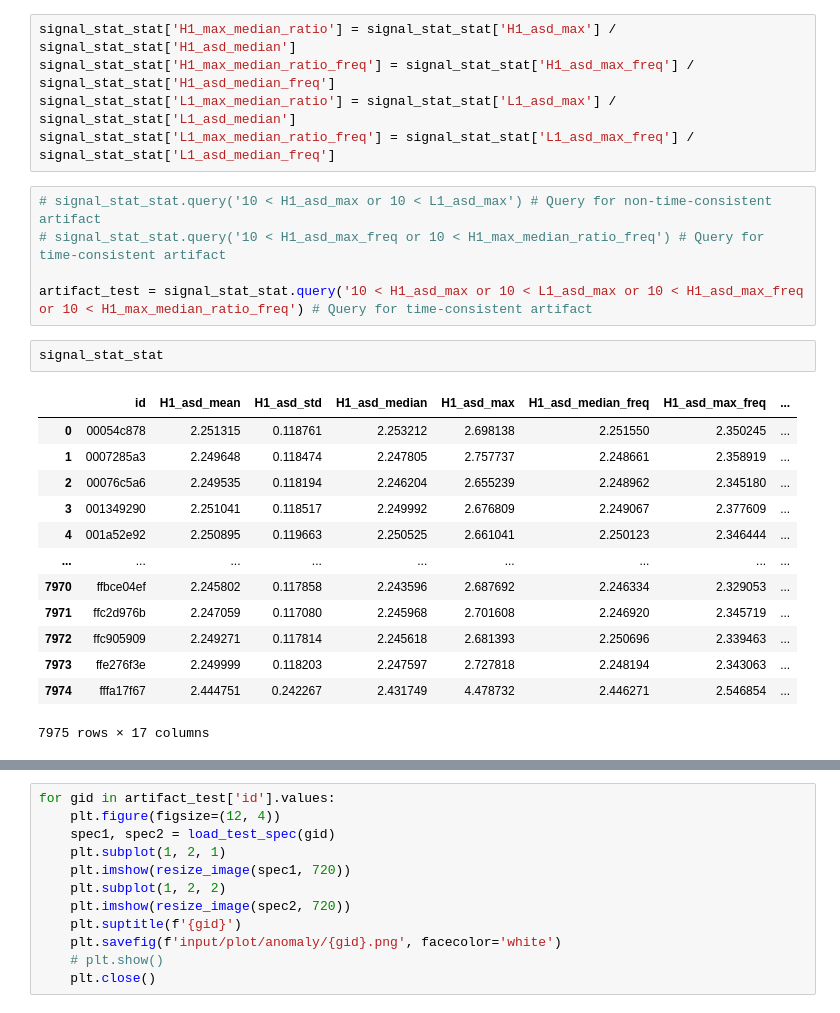
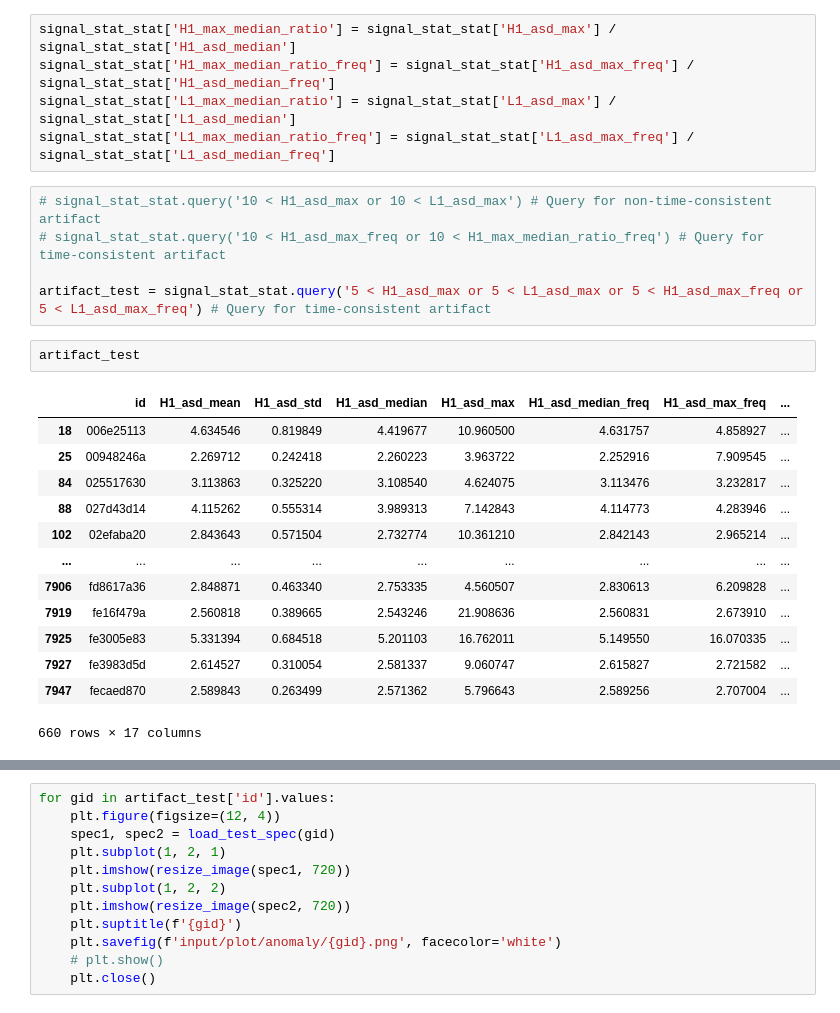
Before and after one commit to analokmaus/kaggle-g2net-2022-private, a Jupyter notebook: 01_eda.ipynb, the cells around one changed output, grey strips where cells are left out. Drawn from its saved outputs; the diff is of its cells as text.

```diff
--- a/01_eda.ipynb
+++ b/01_eda.ipynb
@@ -306,23 +383,23 @@ signal_stat_stat['L1_max_median_ratio_freq'] = signal_stat_stat['L1_asd_max_freq
 # signal_stat_stat.query('10 < H1_asd_max or 10 < L1_asd_max') # Query for non-time-consistent artifact
 # signal_stat_stat.query('10 < H1_asd_max_freq or 10 < H1_max_median_ratio_freq') # Query for time-consistent artifact
 
-artifact_test = signal_stat_stat.query('10 < H1_asd_max or 10 < L1_asd_max or 10 < H1_asd_max_freq or 10 < H1_max_median_ratio_freq') # Query for time-consistent artifact
+artifact_test = signal_stat_stat.query('5 < H1_asd_max or 5 < L1_asd_max or 5 < H1_asd_max_freq or 5 < L1_asd_max_freq') # Query for time-consistent artifact
-# %%
-signal_stat_stat
-# %% [output]
-|  | id | H1_asd_mean | H1_asd_std | H1_asd_median | H1_asd_max | H1_asd_median_freq | H1_asd_max_freq | ... |
-| 0 | 00054c878 | 2.251315 | 0.118761 | 2.253212 | 2.698138 | 2.251550 | 2.350245 | ... |
-| 1 | 0007285a3 | 2.249648 | 0.118474 | 2.247805 | 2.757737 | 2.248661 | 2.358919 | ... |
-| 2 | 00076c5a6 | 2.249535 | 0.118194 | 2.246204 | 2.655239 | 2.248962 | 2.345180 | ... |
-| 3 | 001349290 | 2.251041 | 0.118517 | 2.249992 | 2.676809 | 2.249067 | 2.377609 | ... |
-| 4 | 001a52e92 | 2.250895 | 0.119663 | 2.250525 | 2.661041 | 2.250123 | 2.346444 | ... |
-| ... | ... | ... | ... | ... | ... | ... | ... | ... |
-| 7970 | ffbce04ef | 2.245802 | 0.117858 | 2.243596 | 2.687692 | 2.246334 | 2.329053 | ... |
-| 7971 | ffc2d976b | 2.247059 | 0.117080 | 2.245968 | 2.701608 | 2.246920 | 2.345719 | ... |
-| 7972 | ffc905909 | 2.249271 | 0.117814 | 2.245618 | 2.681393 | 2.250696 | 2.339463 | ... |
-| 7973 | ffe276f3e | 2.249999 | 0.118203 | 2.247597 | 2.727818 | 2.248194 | 2.343063 | ... |
-| 7974 | fffa17f67 | 2.444751 | 0.242267 | 2.431749 | 4.478732 | 2.446271 | 2.546854 | ... |
-7975 rows × 17 columns
+# %%
+artifact_test
+# %% [output]
+|  | id | H1_asd_mean | H1_asd_std | H1_asd_median | H1_asd_max | H1_asd_median_freq | H1_asd_max_freq | ... |
+| 18 | 006e25113 | 4.634546 | 0.819849 | 4.419677 | 10.960500 | 4.631757 | 4.858927 | ... |
+| 25 | 00948246a | 2.269712 | 0.242418 | 2.260223 | 3.963722 | 2.252916 | 7.909545 | ... |
+| 84 | 025517630 | 3.113863 | 0.325220 | 3.108540 | 4.624075 | 3.113476 | 3.232817 | ... |
+| 88 | 027d43d14 | 4.115262 | 0.555314 | 3.989313 | 7.142843 | 4.114773 | 4.283946 | ... |
+| 102 | 02efaba20 | 2.843643 | 0.571504 | 2.732774 | 10.361210 | 2.842143 | 2.965214 | ... |
+| ... | ... | ... | ... | ... | ... | ... | ... | ... |
+| 7906 | fd8617a36 | 2.848871 | 0.463340 | 2.753335 | 4.560507 | 2.830613 | 6.209828 | ... |
+| 7919 | fe16f479a | 2.560818 | 0.389665 | 2.543246 | 21.908636 | 2.560831 | 2.673910 | ... |
+| 7925 | fe3005e83 | 5.331394 | 0.684518 | 5.201103 | 16.762011 | 5.149550 | 16.070335 | ... |
+| 7927 | fe3983d5d | 2.614527 | 0.310054 | 2.581337 | 9.060747 | 2.615827 | 2.721582 | ... |
+| 7947 | fecaed870 | 2.589843 | 0.263499 | 2.571362 | 5.796643 | 2.589256 | 2.707004 | ... |
+660 rows × 17 columns
 # %%
 artifact_test.head()
 # %% [output]
```
Also changed, not shown: parts of 12 cells of this notebook, 10 other files.
